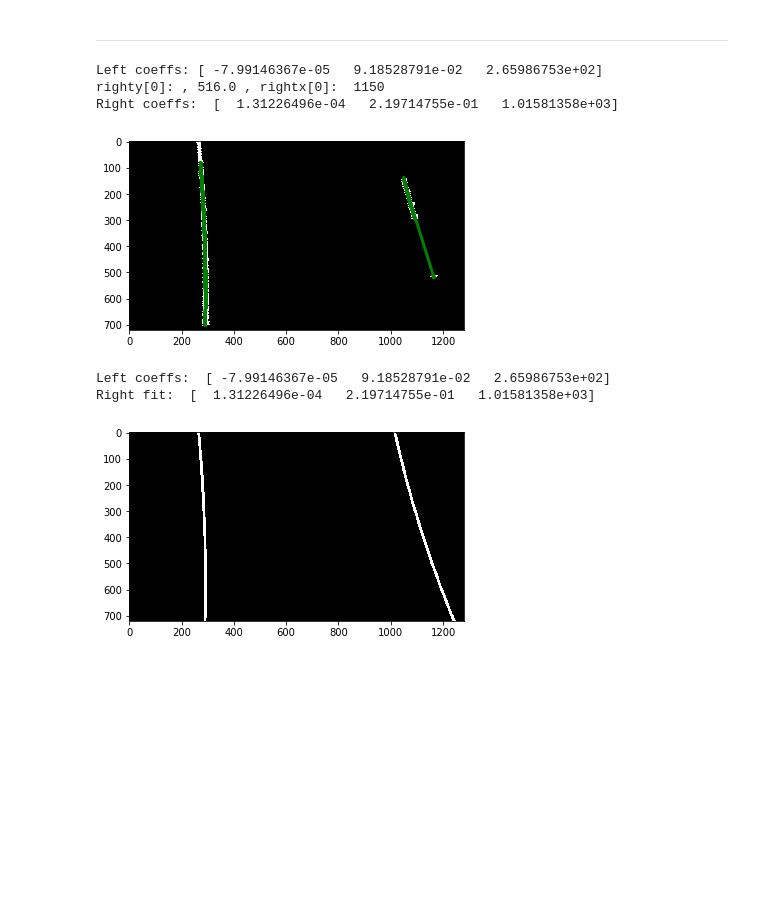
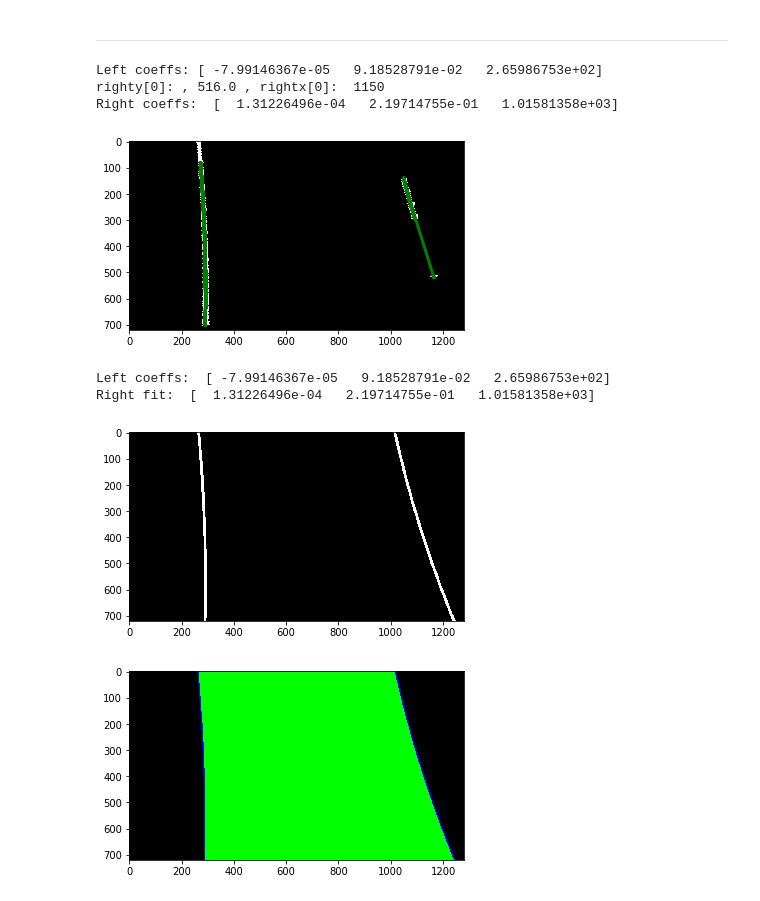
Before and after one commit to peterhwang2010/CarND-Advanced_lane_lines, a Jupyter notebook: advanced_lane_lines.ipynb, the cells around one changed output. Drawn from its saved outputs; the diff is of its cells as text; code cells hidden in the pictures; blank space fills up the shorter version.

Commit message:
added color fill

```diff
--- a/advanced_lane_lines.ipynb
+++ b/advanced_lane_lines.ipynb
@@ -202,6 +202,18 @@ def get_window_pixels (x_window_centers, y_window_centers, img, window_radius, x
         x_array.append(x_additional)
         y_array.append(y_additional)
     return (x_array, y_array)
+
+def evaluate_poly(indep, poly_coeffs):
+    return poly_coeffs[0]*indep**2 + poly_coeffs[1]*indep + poly_coeffs[2]
+
+def highlight_lane_line_area(mask_template, left_poly, right_poly, start_y=0, end_y =720):
+    area_mask = mask_template
+    for y in range(start_y, end_y):
+        left = evaluate_poly(y, left_poly)
+        right = evaluate_poly(y, right_poly)
+        area_mask[y][int(left):int(right)] = 1
+
+    return area_mask
 
 def histogram_pixels(img, offset=0, steps=6, window_radius=200, medianfilt_kernel_size=51, horizontal_offset=50):
     left_x, left_y, right_x, right_y = ([] for i in range(4))
@@ -295,8 +307,8 @@ print("Right coeffs: ", right_coeffs)
 
 # Plot data
 
-plt.plot(left_fit, lefty, color='green', linewidth=3)
-plt.plot(right_fit, righty, color='green', linewidth=3)
+plt.plot(left_fit, left_y, color='green', linewidth=3)
+plt.plot(right_fit, right_y, color='green', linewidth=3)
 plt.imshow(combine_binary, cmap="gray")
 plt.show()
 
@@ -307,30 +319,38 @@ def draw_poly(img, poly, poly_coeffs, steps, color=[255, 0, 0], thickness=10, da
     for i in range(steps):
         start = i * pixels_per_step
         end = start + pixels_per_step
 
         start_point = (int(poly(start, poly_coeffs=poly_coeffs)), start)
         end_point = (int(poly(end, poly_coeffs=poly_coeffs)), end)
 
         if dashed == False or i % 2 == 1:
             img = cv2.line(img, end_point, start_point, color, thickness)
 
     return img
 
 
 def lane_poly(yval, poly_coeffs):
     return poly_coeffs[0]*yval**2 + poly_coeffs[1]*yval + poly_coeffs[2]
 
 print("Left coeffs: ", left_coeffs)
 print("Right fit: ", right_coeffs)
 polyfit_left = draw_poly(np.zeros((720, 1280)), lane_poly, left_coeffs, 30)
 polyfit_drawn = draw_poly(polyfit_left, lane_poly, right_coeffs, 30)
 plt.imshow(polyfit_drawn, cmap="gray")
 plt.show()
+
+trace = cv2.cvtColor(np.zeros((720, 1280)).astype(np.uint8), cv2.COLOR_GRAY2RGB)
+trace[polyfit_drawn > 1] = [0,0,255]
+area = highlight_lane_line_area(np.zeros((720, 1280)), left_coeffs, right_coeffs)
+trace[area == 1] = [0,255,0]
+plt.imshow(trace)
+plt.show()
 # %% [output]
 Left coeffs: [ -7.99146367e-05   9.18528791e-02   2.65986753e+02]
 righty[0]: , 516.0 , rightx[0]:  1150
 Right coeffs:  [  1.31226496e-04   2.19714755e-01   1.01581358e+03]
 [figure]
 Left coeffs:  [ -7.99146367e-05   9.18528791e-02   2.65986753e+02]
 Right fit:  [  1.31226496e-04   2.19714755e-01   1.01581358e+03]
 [figure]
+[figure, added]
```
